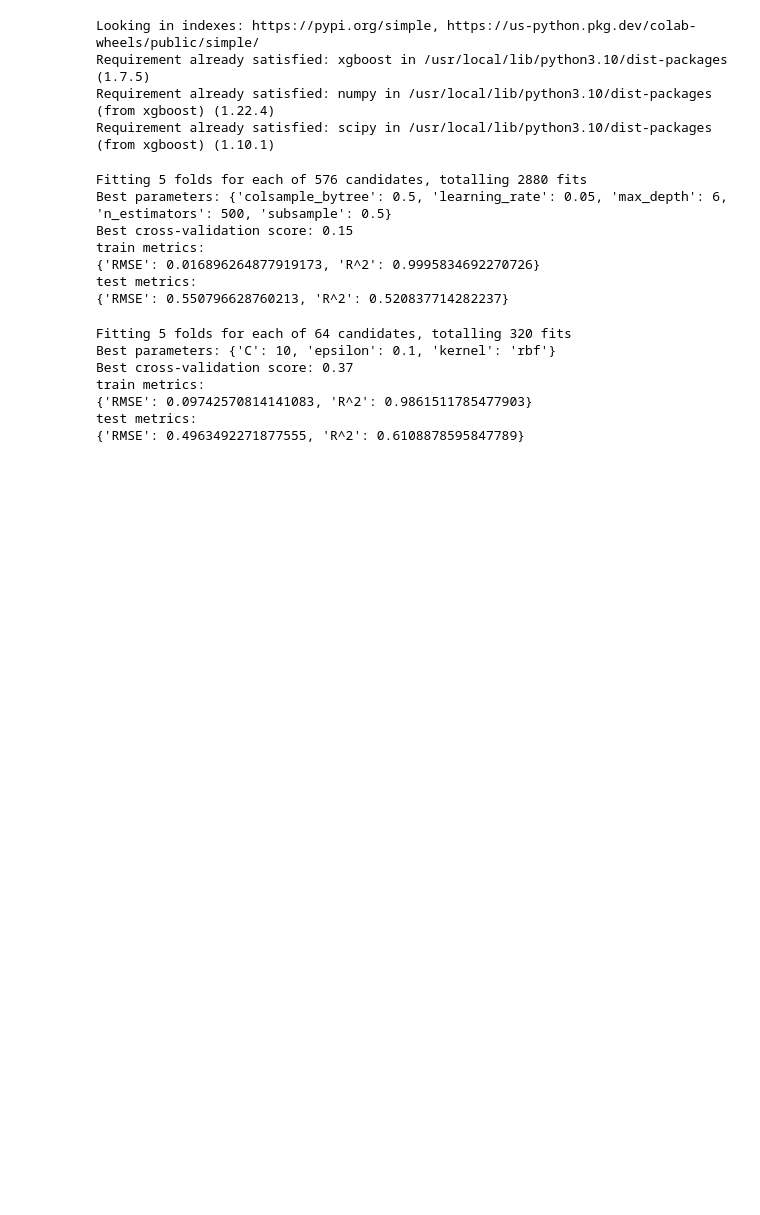
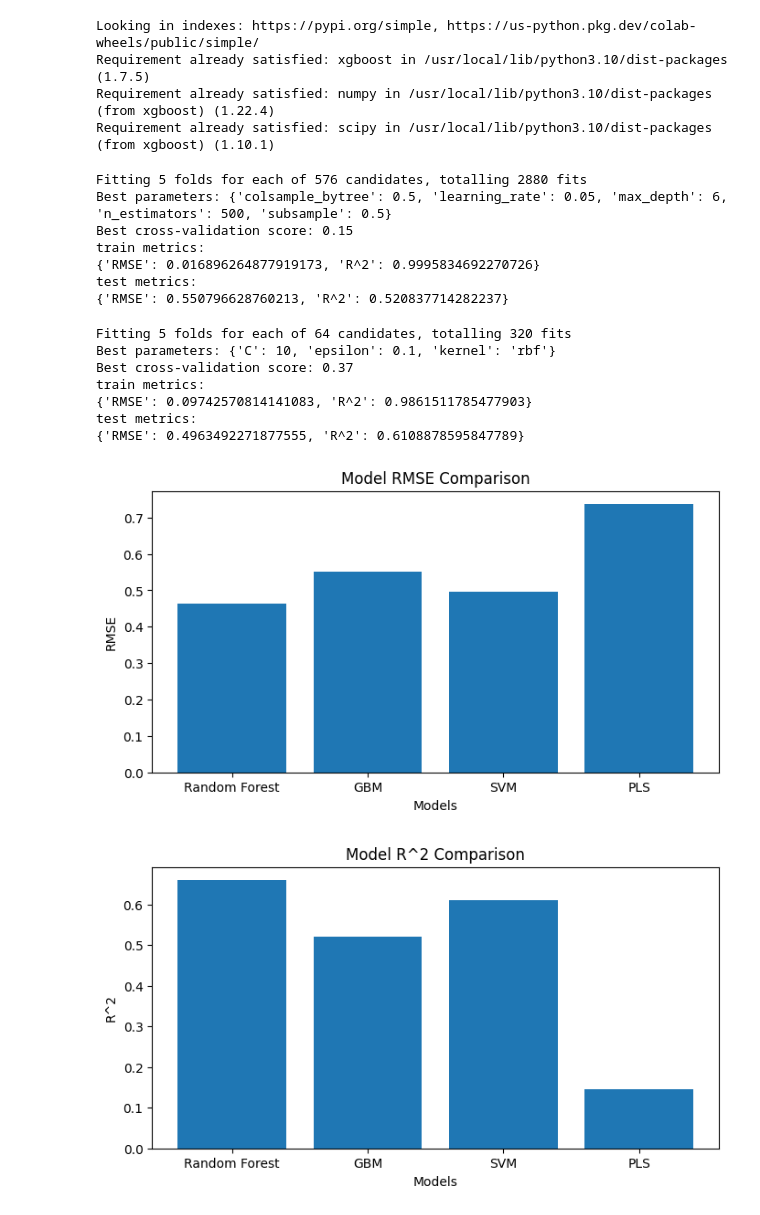
Before and after one commit to jioffe502/peptide, a Jupyter notebook: peptideQSAR.ipynb, the cells around one changed output. Cells and saved outputs as stored; diff of their text form; code cells hidden in the pictures; blank space fills up the shorter version.

```diff
--- a/peptideQSAR.ipynb
+++ b/peptideQSAR.ipynb
@@ -317,16 +317,16 @@ best_svm_model.fit(X_train_scaled, y_train)
 y_train_pred = best_svm_model.predict(X_train_scaled)
 y_test_pred = best_svm_model.predict(X_test_scaled)
 
-train_metrics = {}
-train_metrics['RMSE'] = mean_squared_error(y_train, y_train_pred, squared=False)
-train_metrics['R^2'] = r2_score(y_train, y_train_pred)
+svm_train_metrics = {}
+svm_train_metrics['RMSE'] = mean_squared_error(y_train, y_train_pred, squared=False)
+svm_train_metrics['R^2'] = r2_score(y_train, y_train_pred)
 
-test_metrics = {}
-test_metrics['RMSE'] = mean_squared_error(y_test, y_test_pred, squared=False)
-test_metrics['R^2'] = r2_score(y_test, y_test_pred)
+svm_test_metrics = {}
+svm_test_metrics['RMSE'] = mean_squared_error(y_test, y_test_pred, squared=False)
+svm_test_metrics['R^2'] = r2_score(y_test, y_test_pred)
 
-print('train metrics:', train_metrics, sep='\n')
-print('test metrics:', test_metrics, sep='\n')
+print('train metrics:', svm_train_metrics, sep='\n')
+print('test metrics:', svm_test_metrics, sep='\n')
 # %% [output]
 Fitting 5 folds for each of 64 candidates, totalling 320 fits
 Best parameters: {'C': 10, 'epsilon': 0.1, 'kernel': 'rbf'}
@@ -335,3 +335,32 @@ train metrics:
 {'RMSE': 0.09742570814141083, 'R^2': 0.9861511785477903}
 test metrics:
 {'RMSE': 0.4963492271877555, 'R^2': 0.6108878595847789}
+# %%
+model_names = ['Random Forest', 'GBM', 'SVM', 'PLS']
+
+# Replace these example values with the actual RMSE values from your models
+rmse_values = [rf_test_metrics['RMSE'], gbm_test_metrics['RMSE'], svm_test_metrics['RMSE'], pls_test_metrics['RMSE']]
+
+# Replace these example values with the actual R^2 values from your models
+r2_values = [rf_test_metrics['R^2'], gbm_test_metrics['R^2'], svm_test_metrics['R^2'], pls_test_metrics['R^2']]
+# %%
+import matplotlib.pyplot as plt
+
+# Plot RMSE values
+plt.figure(figsize=(8, 4))
+plt.bar(model_names, rmse_values)
+plt.xlabel('Models')
+plt.ylabel('RMSE')
+plt.title('Model RMSE Comparison')
+plt.show()
+
+# Plot R^2 values
+plt.figure(figsize=(8, 4))
+plt.bar(model_names, r2_values)
+plt.xlabel('Models')
+plt.ylabel('R^2')
+plt.title('Model R^2 Comparison')
+plt.show()
+# %% [output]
+[figure, added]
+[figure, added]
```
Also changed, not shown: parts of 3 cells of this notebook.
